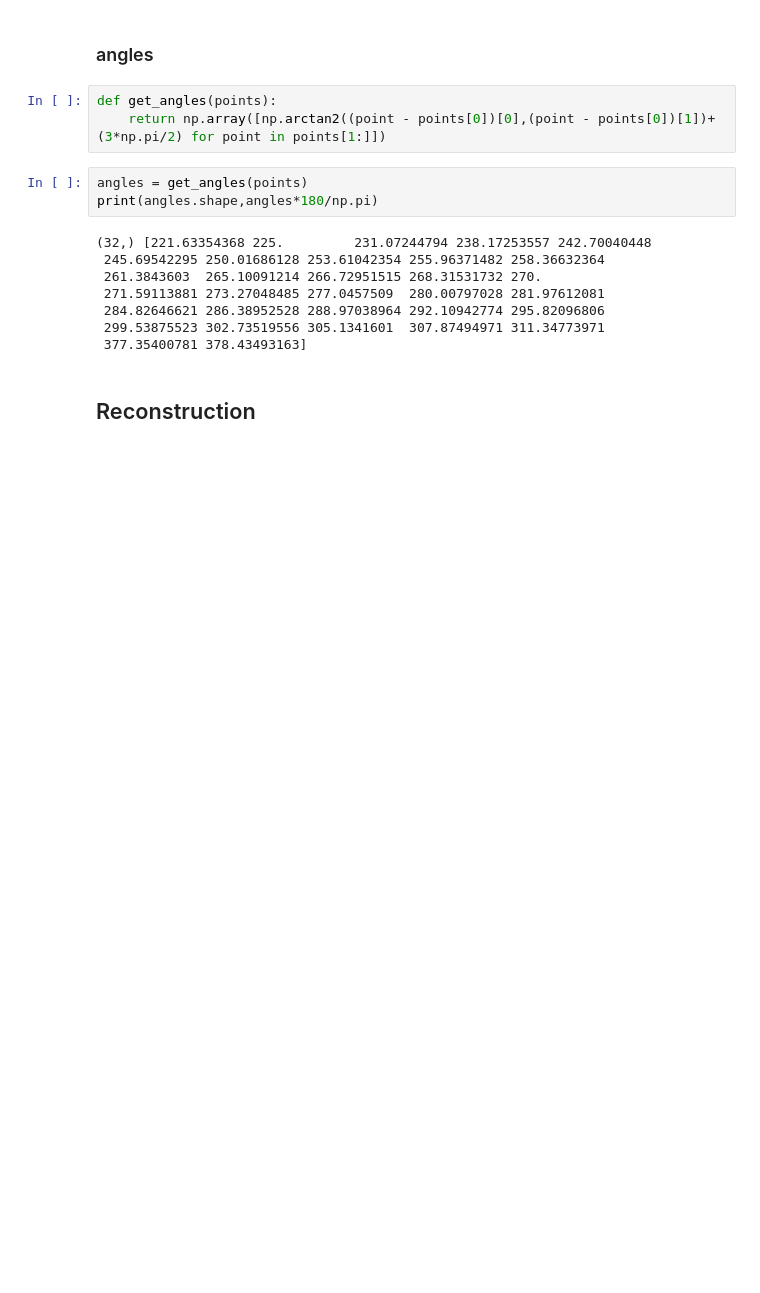
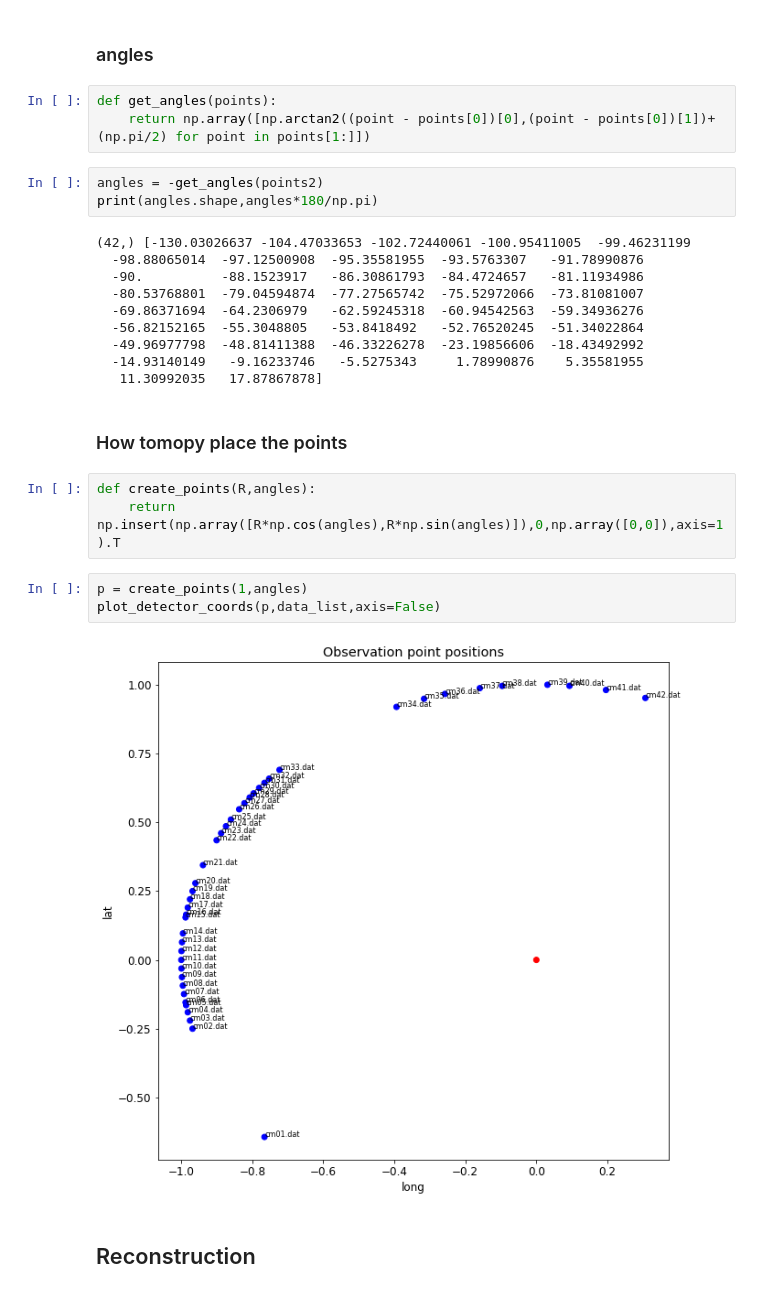
Before and after one commit to Delaican/MUYSC, a Jupyter notebook: TomoCerroMachin.ipynb, the cells around one changed output. Drawn from its saved outputs; the diff is of its cells as text; blank space fills up the shorter version.

```diff
--- a/TomoCerroMachin.ipynb
+++ b/TomoCerroMachin.ipynb
@@ -96,18 +99,30 @@ plt.contour(heightmap,colors='k')
 ### angles
 # %%
 def get_angles(points):
-    return np.array([np.arctan2((point - points[0])[0],(point - points[0])[1])+(3*np.pi/2) for point in points[1:]])
+    return np.array([np.arctan2((point - points[0])[0],(point - points[0])[1])+(np.pi/2) for point in points[1:]])
 # %%
-angles = get_angles(points)
+angles = -get_angles(points2)
 print(angles.shape,angles*180/np.pi)
 # %% [output]
-(32,) [221.63354368 225.         231.07244794 238.17253557 242.70040448
- 245.69542295 250.01686128 253.61042354 255.96371482 258.36632364
- 261.3843603  265.10091214 266.72951515 268.31531732 270.
- 271.59113881 273.27048485 277.0457509  280.00797028 281.97612081
- 284.82646621 286.38952528 288.97038964 292.10942774 295.82096806
- 299.53875523 302.73519556 305.1341601  307.87494971 311.34773971
- 377.35400781 378.43493163]
+(42,) [-130.03026637 -104.47033653 -102.72440061 -100.95411005  -99.46231199
+  -98.88065014  -97.12500908  -95.35581955  -93.5763307   -91.78990876
+  -90.          -88.1523917   -86.30861793  -84.4724657   -81.11934986
+  -80.53768801  -79.04594874  -77.27565742  -75.52972066  -73.81081007
+  -69.86371694  -64.2306979   -62.59245318  -60.94542563  -59.34936276
+  -56.82152165  -55.3048805   -53.8418492   -52.76520245  -51.34022864
+  -49.96977798  -48.81411388  -46.33226278  -23.19856606  -18.43492992
+  -14.93140149   -9.16233746   -5.5275343     1.78990876    5.35581955
+   11.30992035   17.87867878]
+# %% [markdown]
+### How tomopy place the points
+# %%
+def create_points(R,angles):
+    return np.insert(np.array([R*np.cos(angles),R*np.sin(angles)]),0,np.array([0,0]),axis=1).T
+# %%
+p = create_points(1,angles)
+plot_detector_coords(p,data_list,axis=False)
+# %% [output]
+[figure, added]
 # %% [markdown]
 ## Reconstruction
 # %%
```
Also changed, not shown: parts of 23 cells of this notebook.
